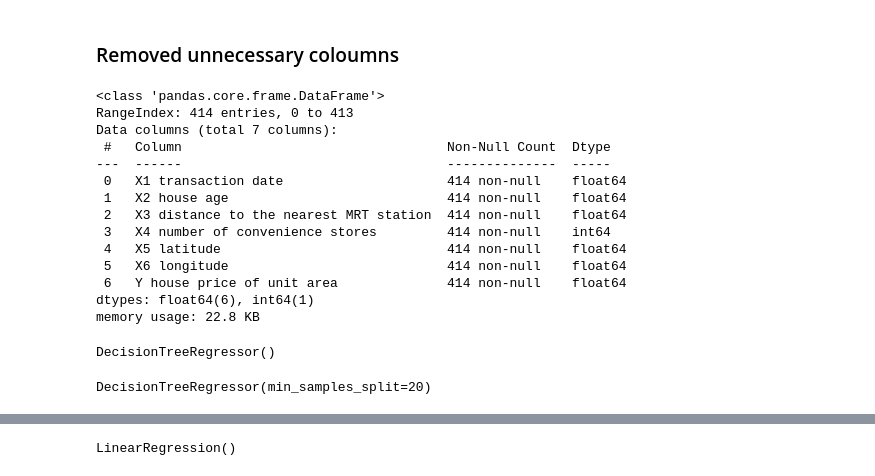
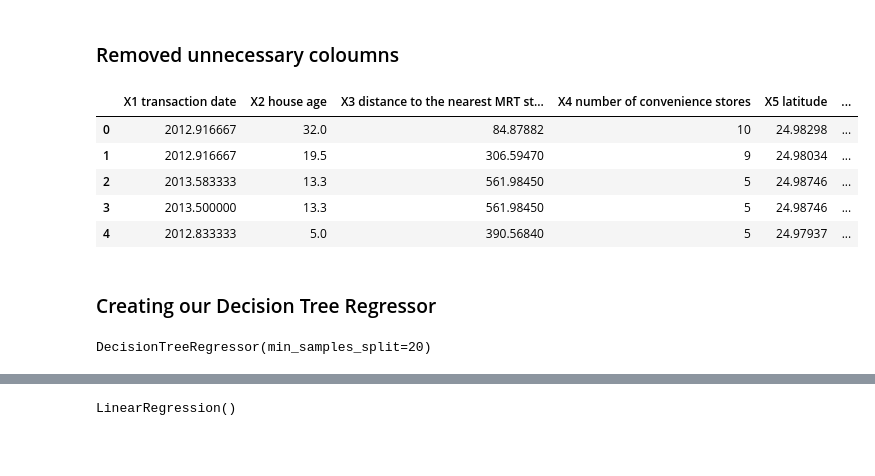
Before and after one commit to Wolff404/Unsupervised-learning, a Jupyter notebook: Comparison_of_Regressors.ipynb, the cells around one changed output, grey strips where cells are left out. Drawn from its saved outputs; the diff is of its cells as text; code cells hidden in the pictures; blank space fills up the shorter version.

```diff
--- a/Comparison_of_Regressors.ipynb
+++ b/Comparison_of_Regressors.ipynb
@@ -58,19 +36,14 @@ dataset.head(15)
 # %% [markdown]
 ### Removed unnecessary coloumns
-# %%
-dataset.info()
-# %% [output]
-<class 'pandas.core.frame.DataFrame'>
-RangeIndex: 414 entries, 0 to 413
-Data columns (total 7 columns):
- #   Column                                  Non-Null Count  Dtype
----  ------                                  --------------  -----
- 0   X1 transaction date                     414 non-null    float64
- 1   X2 house age                            414 non-null    float64
- 2   X3 distance to the nearest MRT station  414 non-null    float64
- 3   X4 number of convenience stores         414 non-null    int64
- 4   X5 latitude                             414 non-null    float64
- 5   X6 longitude                            414 non-null    float64
- 6   Y house price of unit area              414 non-null    float64
-dtypes: float64(6), int64(1)
-memory usage: 22.8 KB
+# %%
+dataset = pd.read_csv('realestate.csv', sep=",")
+dataset.drop('Unnamed: 0', axis=1, inplace=True)
+dataset.drop('No', axis=1, inplace=True)
+dataset.head(5)
+# %% [output]
+|  | X1 transaction date | X2 house age | X3 distance to the nearest MRT st... | X4 number of convenience stores | X5 latitude | ... |
+| 0 | 2012.916667 | 32.0 | 84.87882 | 10 | 24.98298 | ... |
+| 1 | 2012.916667 | 19.5 | 306.59470 | 9 | 24.98034 | ... |
+| 2 | 2013.583333 | 13.3 | 561.98450 | 5 | 24.98746 | ... |
+| 3 | 2013.500000 | 13.3 | 561.98450 | 5 | 24.98746 | ... |
+| 4 | 2012.833333 | 5.0 | 390.56840 | 5 | 24.97937 | ... |
@@ -82,13 +57,10 @@ train_features, test_features, train_targets, test_targets = train_test_split(fe
+# %% [markdown]
+### Creating our Decision Tree Regressor
 # %%
-decision_tree_Regressor_model1 = DecisionTreeRegressor()
+decision_tree_Regressor_model1 = DecisionTreeRegressor(min_samples_split=20)
 decision_tree_Regressor_model1.fit(train_features,train_targets)
 # %% [output]
-DecisionTreeRegressor()
+DecisionTreeRegressor(min_samples_split=20)
-# %%
-decision_tree_Regressor_model2 = DecisionTreeRegressor(min_samples_split=20)
-decision_tree_Regressor_model2.fit(train_features,train_targets)
-# %% [output]
-DecisionTreeRegressor(min_samples_split=20)
 # %%
 def evaluate(model):
 
```
Also changed, not shown: parts of 11 cells of this notebook, 1 other file.
